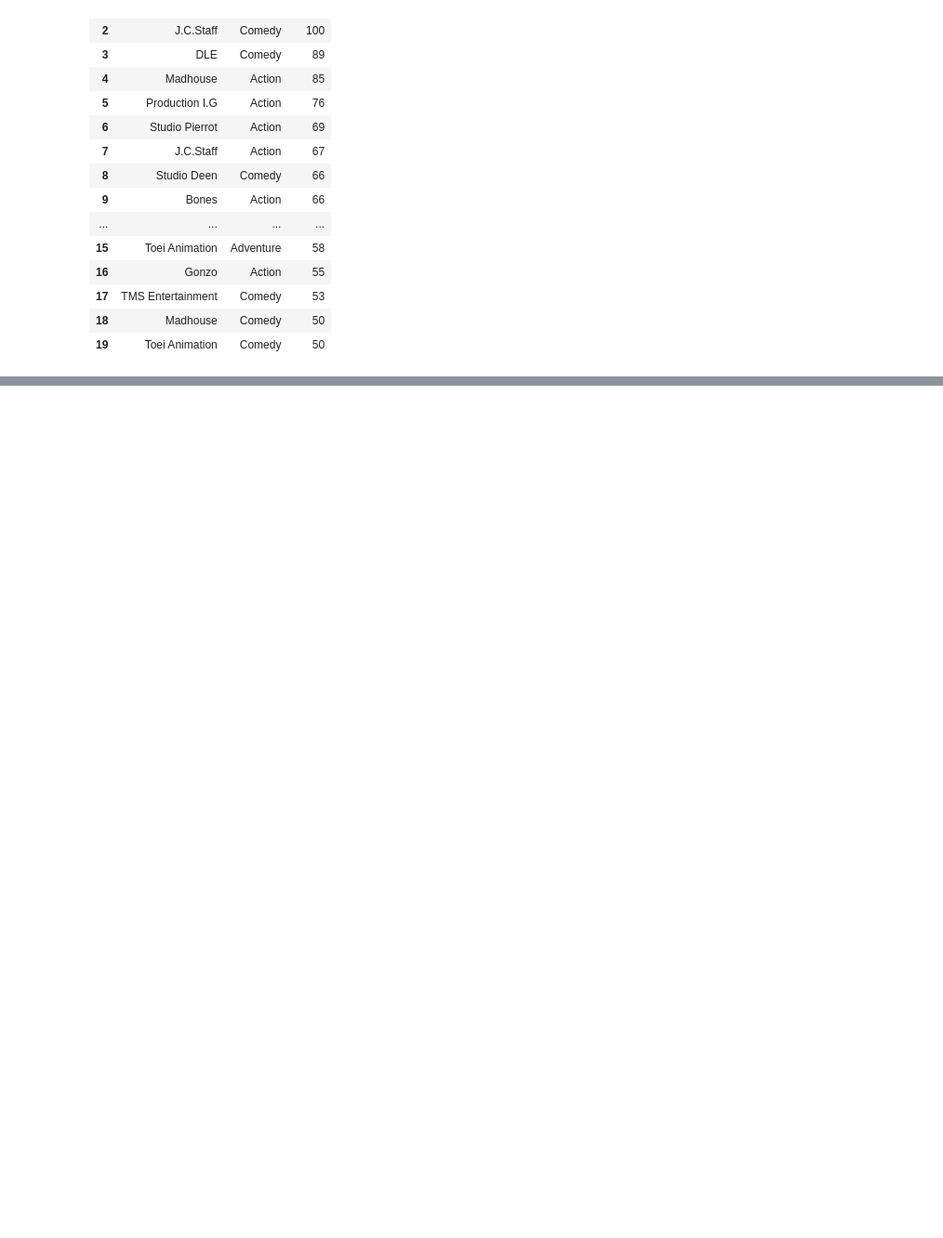
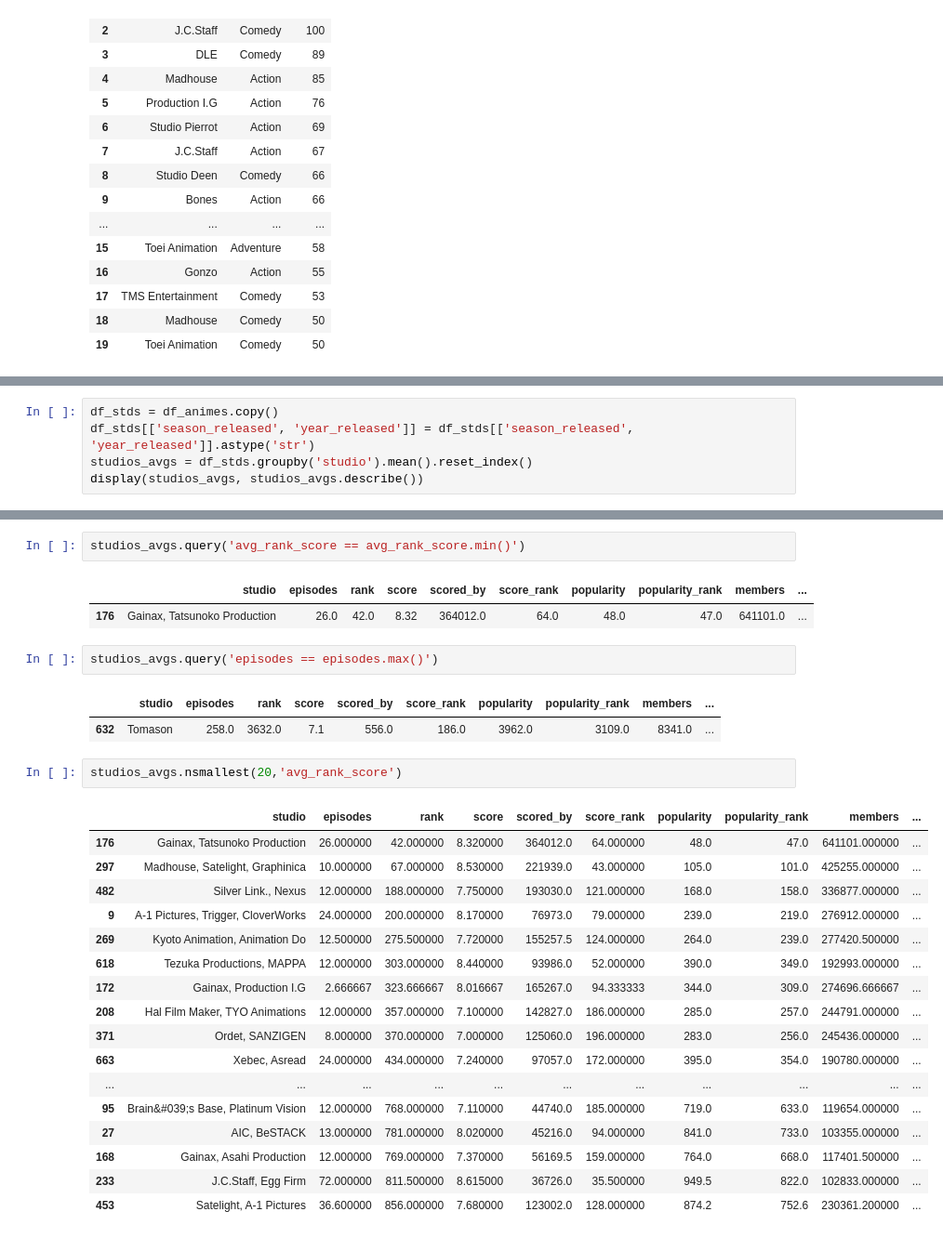
Before and after one commit to kurosakiaduma/mal_analysis, a Jupyter notebook: exploratory_part.ipynb, the cells around one changed output, grey strips where cells are left out. Shown at 93% size. Drawn from its saved outputs; the diff is of its cells as text; blank space fills up the shorter version.

```diff
--- a/exploratory_part.ipynb
+++ b/exploratory_part.ipynb
@@ -309,0 +508,5 @@ studios_avgs.nlargest(10,'favorites')
+# %%
+df_stds = df_animes.copy()
+df_stds[['season_released', 'year_released']] = df_stds[['season_released', 'year_released']].astype('str')
+studios_avgs = df_stds.groupby('studio').mean().reset_index()
+display(studios_avgs, studios_avgs.describe())
@@ -309,0 +542,30 @@ studios_avgs.nlargest(10,'favorites')
+# %%
+studios_avgs.query('avg_rank_score == avg_rank_score.min()')
+# %% [output]
+|  | studio | episodes | rank | score | scored_by | score_rank | popularity | popularity_rank | members | ... |
+| 176 | Gainax, Tatsunoko Production | 26.0 | 42.0 | 8.32 | 364012.0 | 64.0 | 48.0 | 47.0 | 641101.0 | ... |
+# %%
+studios_avgs.query('episodes == episodes.max()')
+# %% [output]
+|  | studio | episodes | rank | score | scored_by | score_rank | popularity | popularity_rank | members | ... |
+| 632 | Tomason | 258.0 | 3632.0 | 7.1 | 556.0 | 186.0 | 3962.0 | 3109.0 | 8341.0 | ... |
+# %%
+studios_avgs.nsmallest(20,'avg_rank_score')
+# %% [output]
+|  | studio | episodes | rank | score | scored_by | score_rank | popularity | popularity_rank | members | ... |
+| 176 | Gainax, Tatsunoko Production | 26.000000 | 42.000000 | 8.320000 | 364012.0 | 64.000000 | 48.0 | 47.0 | 641101.000000 | ... |
+| 297 | Madhouse, Satelight, Graphinica | 10.000000 | 67.000000 | 8.530000 | 221939.0 | 43.000000 | 105.0 | 101.0 | 425255.000000 | ... |
+| 482 | Silver Link., Nexus | 12.000000 | 188.000000 | 7.750000 | 193030.0 | 121.000000 | 168.0 | 158.0 | 336877.000000 | ... |
+| 9 | A-1 Pictures, Trigger, CloverWorks | 24.000000 | 200.000000 | 8.170000 | 76973.0 | 79.000000 | 239.0 | 219.0 | 276912.000000 | ... |
+| 269 | Kyoto Animation, Animation Do | 12.500000 | 275.500000 | 7.720000 | 155257.5 | 124.000000 | 264.0 | 239.0 | 277420.500000 | ... |
+| 618 | Tezuka Productions, MAPPA | 12.000000 | 303.000000 | 8.440000 | 93986.0 | 52.000000 | 390.0 | 349.0 | 192993.000000 | ... |
+| 172 | Gainax, Production I.G | 2.666667 | 323.666667 | 8.016667 | 165267.0 | 94.333333 | 344.0 | 309.0 | 274696.666667 | ... |
+| 208 | Hal Film Maker, TYO Animations | 12.000000 | 357.000000 | 7.100000 | 142827.0 | 186.000000 | 285.0 | 257.0 | 244791.000000 | ... |
+| 371 | Ordet, SANZIGEN | 8.000000 | 370.000000 | 7.000000 | 125060.0 | 196.000000 | 283.0 | 256.0 | 245436.000000 | ... |
+| 663 | Xebec, Asread | 24.000000 | 434.000000 | 7.240000 | 97057.0 | 172.000000 | 395.0 | 354.0 | 190780.000000 | ... |
+| ... | ... | ... | ... | ... | ... | ... | ... | ... | ... | ... |
+| 95 | Brain&#039;s Base, Platinum Vision | 12.000000 | 768.000000 | 7.110000 | 44740.0 | 185.000000 | 719.0 | 633.0 | 119654.000000 | ... |
+| 27 | AIC, BeSTACK | 13.000000 | 781.000000 | 8.020000 | 45216.0 | 94.000000 | 841.0 | 733.0 | 103355.000000 | ... |
+| 168 | Gainax, Asahi Production | 12.000000 | 769.000000 | 7.370000 | 56169.5 | 159.000000 | 764.0 | 668.0 | 117401.500000 | ... |
+| 233 | J.C.Staff, Egg Firm | 72.000000 | 811.500000 | 8.615000 | 36726.0 | 35.500000 | 949.5 | 822.0 | 102833.000000 | ... |
+| 453 | Satelight, A-1 Pictures | 36.600000 | 856.000000 | 7.680000 | 123002.0 | 128.000000 | 874.2 | 752.6 | 230361.200000 | ... |
```
Also changed, not shown: parts of 57 cells of this notebook.
